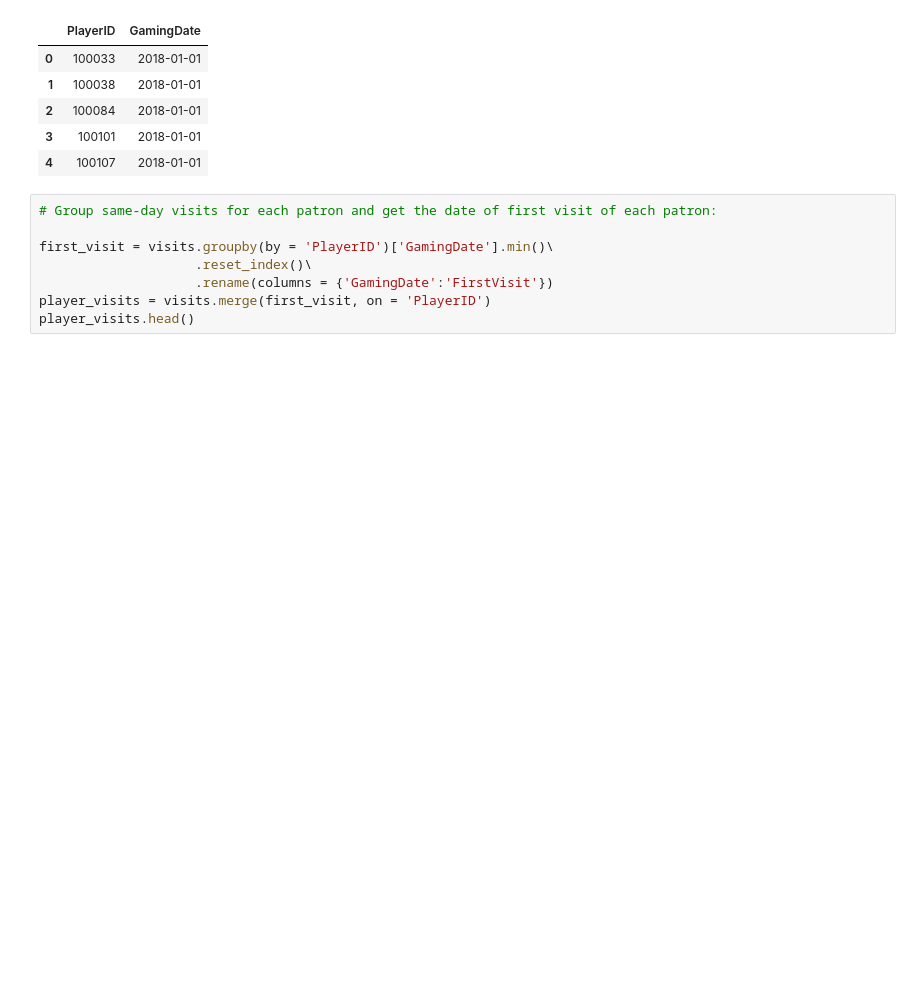
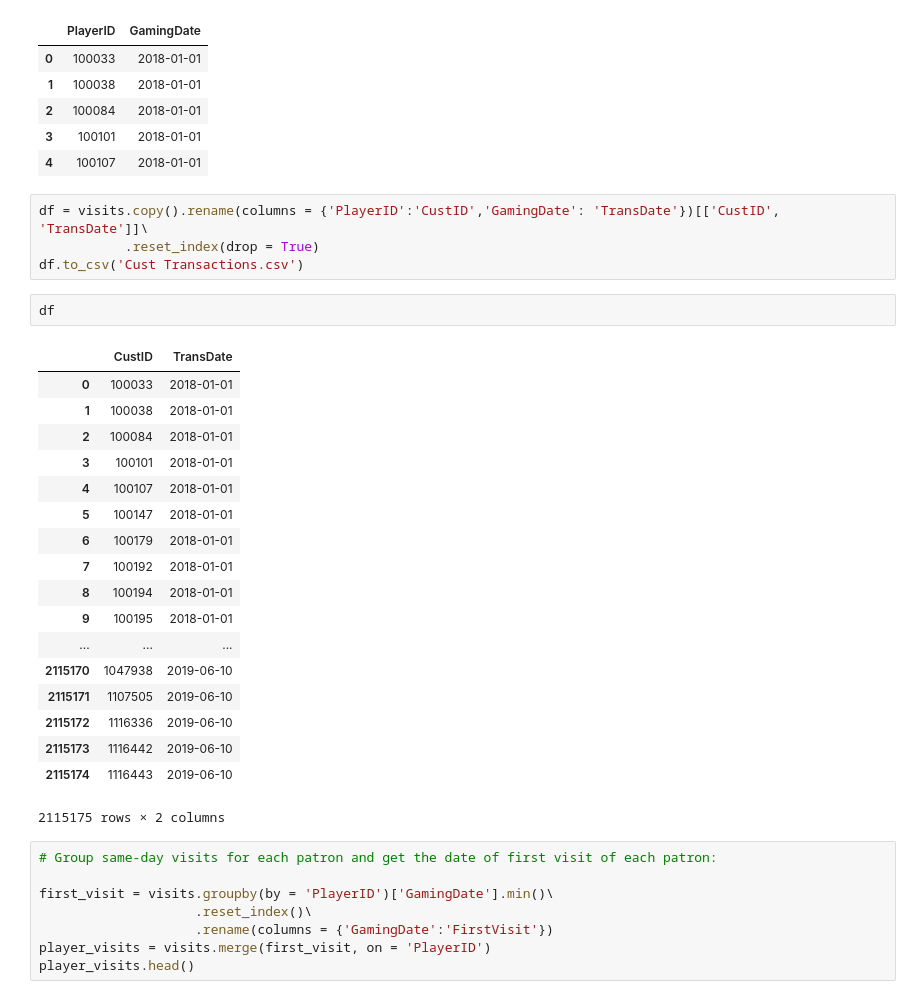
Before and after one commit to chen-yuzhou/Customer-Visit-Visualization, a Jupyter notebook: BGNBD_010118_061019_final.ipynb, the cells around one changed output. Drawn from its saved outputs; the diff is of its cells as text; blank space fills up the shorter version.

```diff
--- a/BGNBD_010118_061019_final.ipynb
+++ b/BGNBD_010118_061019_final.ipynb
@@ -82,6 +82,31 @@ visits.head()
 | 2 | 100084 | 2018-01-01 |
 | 3 | 100101 | 2018-01-01 |
 | 4 | 100107 | 2018-01-01 |
+# %%
+df = visits.copy().rename(columns = {'PlayerID':'CustID','GamingDate': 'TransDate'})[['CustID', 'TransDate']]\
+           .reset_index(drop = True)
+df.to_csv('Cust Transactions.csv')
+# %%
+df
+# %% [output]
+|  | CustID | TransDate |
+| 0 | 100033 | 2018-01-01 |
+| 1 | 100038 | 2018-01-01 |
+| 2 | 100084 | 2018-01-01 |
+| 3 | 100101 | 2018-01-01 |
+| 4 | 100107 | 2018-01-01 |
+| 5 | 100147 | 2018-01-01 |
+| 6 | 100179 | 2018-01-01 |
+| 7 | 100192 | 2018-01-01 |
+| 8 | 100194 | 2018-01-01 |
+| 9 | 100195 | 2018-01-01 |
+| ... | ... | ... |
+| 2115170 | 1047938 | 2019-06-10 |
+| 2115171 | 1107505 | 2019-06-10 |
+| 2115172 | 1116336 | 2019-06-10 |
+| 2115173 | 1116442 | 2019-06-10 |
+| 2115174 | 1116443 | 2019-06-10 |
+2115175 rows × 2 columns
 # %%
 # Group same-day visits for each patron and get the date of first visit of each patron:
 
```
